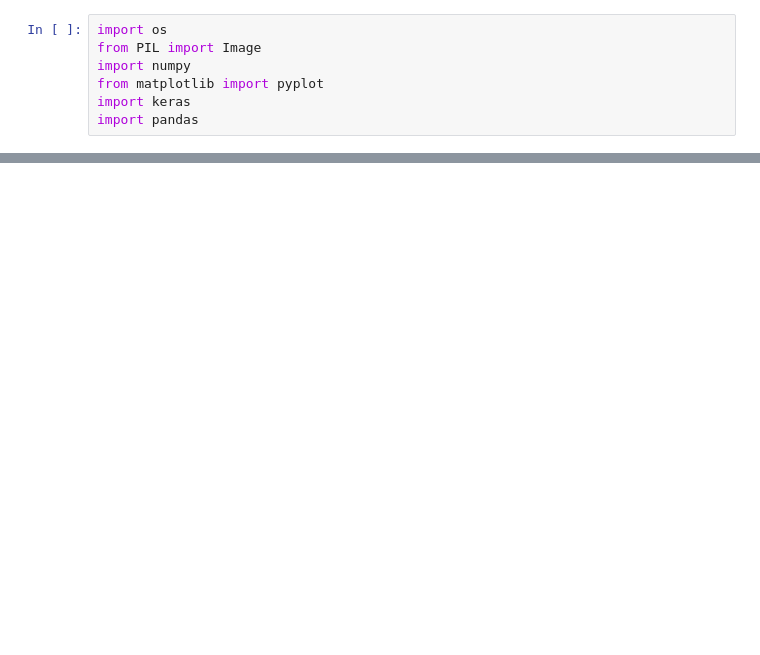
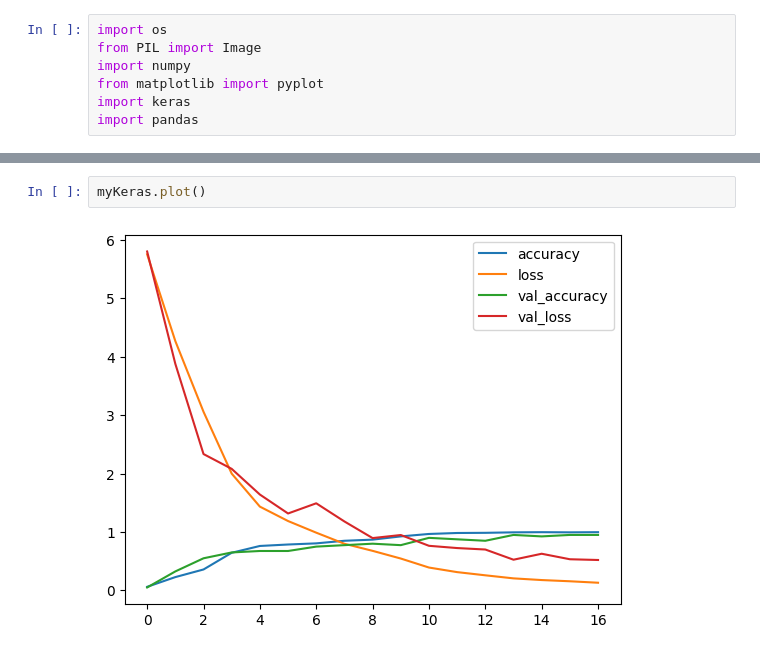
Before and after one commit to joseongho/python, a Jupyter notebook: test.ipynb, the cells around one changed output, grey strips where cells are left out. Cells and saved outputs as stored; diff of their text form; blank space fills up the shorter version.

```diff
--- a/test.ipynb
+++ b/test.ipynb
@@ -192,2 +265,6 @@ myAI = AIClassifier(imageData=data.storedImage, inputImage=data.inputImage)
+# %%
+myKeras.plot()
+# %% [output]
+[figure, added]
 # %%
 
```
Also changed, not shown: parts of 15 cells of this notebook.
